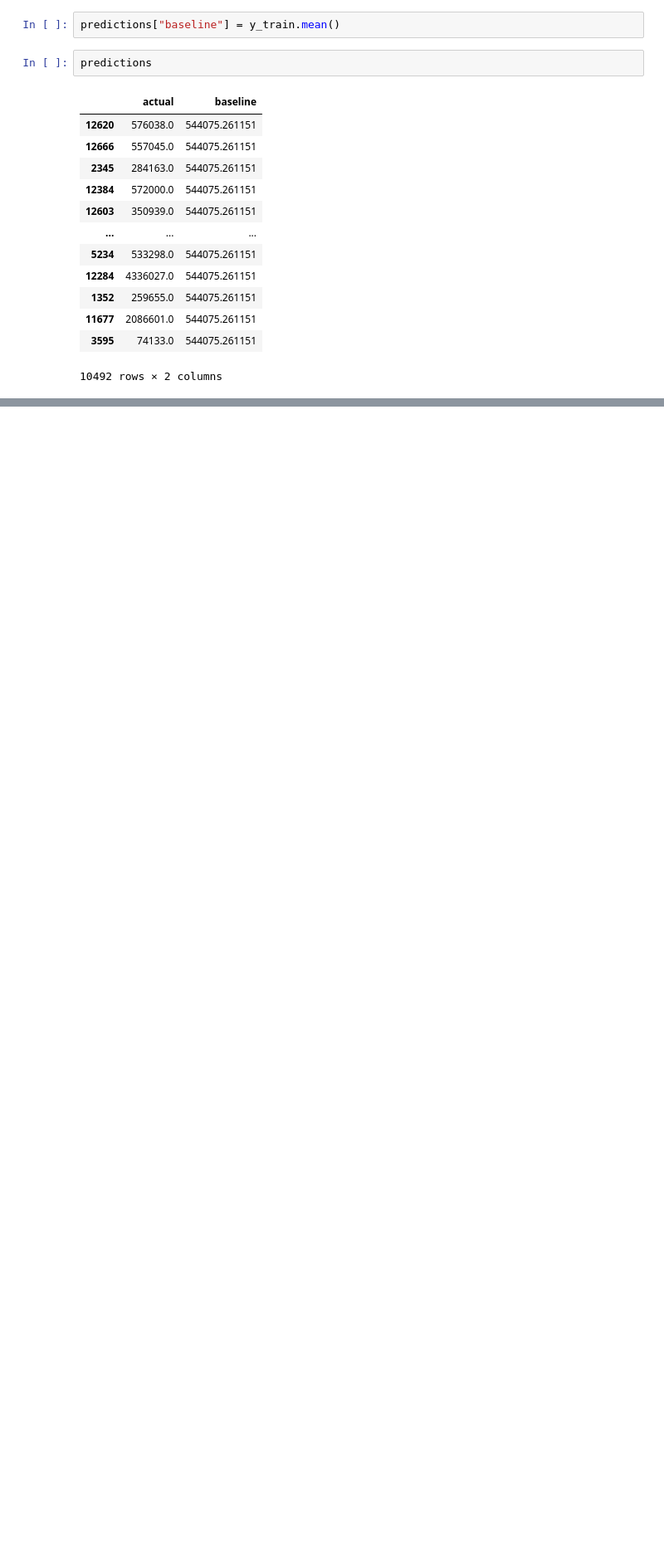
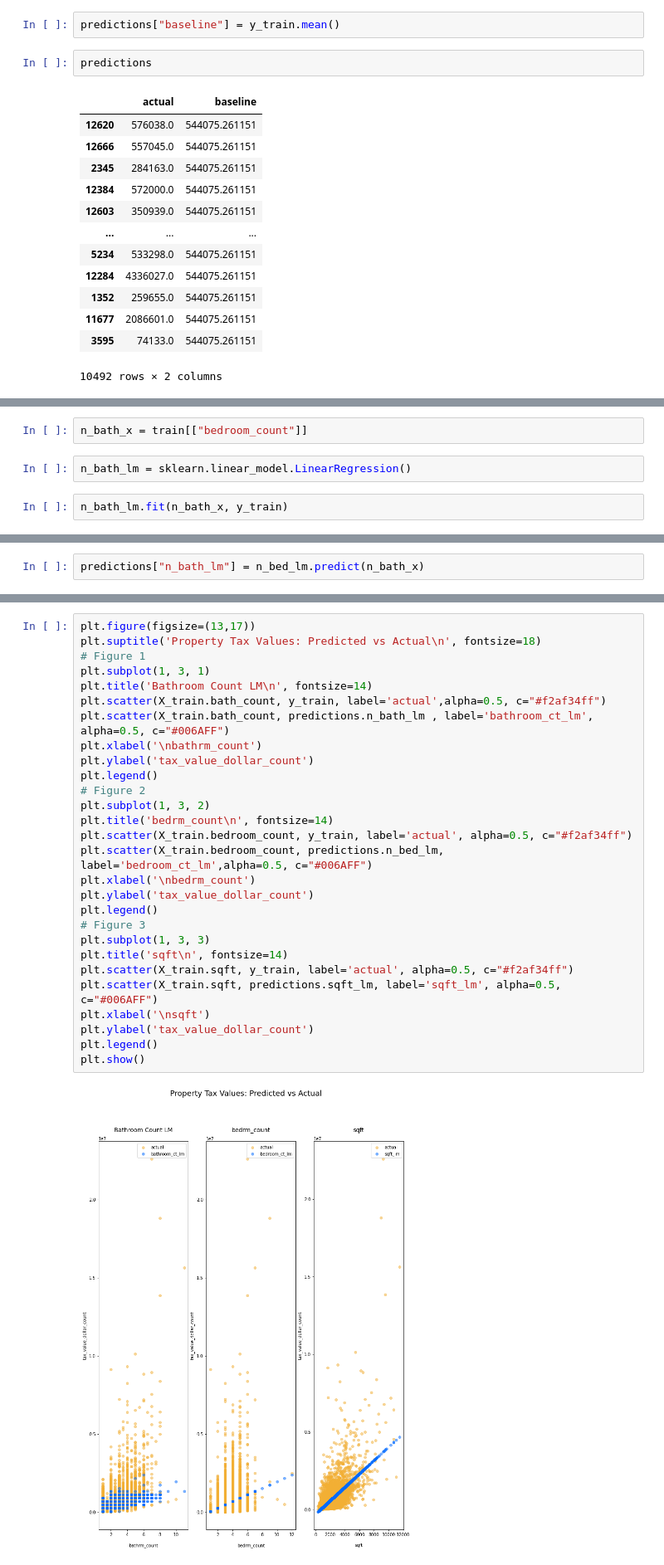
Before and after one commit to yvonneking1/zillow_project, a Jupyter notebook: zillow_scratchpad.ipynb, the cells around one changed output, grey strips where cells are left out. Shown at 83% size. Cells and saved outputs as stored; diff of their text form; blank space fills up the shorter version.

```diff
--- a/zillow_scratchpad.ipynb
+++ b/zillow_scratchpad.ipynb
@@ -368,0 +507,6 @@ predictions
+# %%
+n_bath_x = train[["bedroom_count"]]
+# %%
+n_bath_lm = sklearn.linear_model.LinearRegression()
+# %%
+n_bath_lm.fit(n_bath_x, y_train)
@@ -368,0 +519,2 @@ predictions
+# %%
+predictions["n_bath_lm"] = n_bed_lm.predict(n_bath_x)
@@ -368,0 +551,30 @@ predictions
+# %%
+plt.figure(figsize=(13,17))
+plt.suptitle('Property Tax Values: Predicted vs Actual\n', fontsize=18)
+# Figure 1
+plt.subplot(1, 3, 1)
+plt.title('Bathroom Count LM\n', fontsize=14)
+plt.scatter(X_train.bath_count, y_train, label='actual',alpha=0.5, c="#f2af34ff")
+plt.scatter(X_train.bath_count, predictions.n_bath_lm , label='bathroom_ct_lm', alpha=0.5, c="#006AFF")
+plt.xlabel('\nbathrm_count')
+plt.ylabel('tax_value_dollar_count')
+plt.legend()
+# Figure 2
+plt.subplot(1, 3, 2)
+plt.title('bedrm_count\n', fontsize=14)
+plt.scatter(X_train.bedroom_count, y_train, label='actual', alpha=0.5, c="#f2af34ff")
+plt.scatter(X_train.bedroom_count, predictions.n_bed_lm, label='bedroom_ct_lm',alpha=0.5, c="#006AFF")
+plt.xlabel('\nbedrm_count')
+plt.ylabel('tax_value_dollar_count')
+plt.legend()
+# Figure 3
+plt.subplot(1, 3, 3)
+plt.title('sqft\n', fontsize=14)
+plt.scatter(X_train.sqft, y_train, label='actual', alpha=0.5, c="#f2af34ff")
+plt.scatter(X_train.sqft, predictions.sqft_lm, label='sqft_lm', alpha=0.5, c="#006AFF")
+plt.xlabel('\nsqft')
+plt.ylabel('tax_value_dollar_count')
+plt.legend()
+plt.show()
+# %% [output]
+[figure, added]
```
Also changed, not shown: parts of 51 cells of this notebook.
